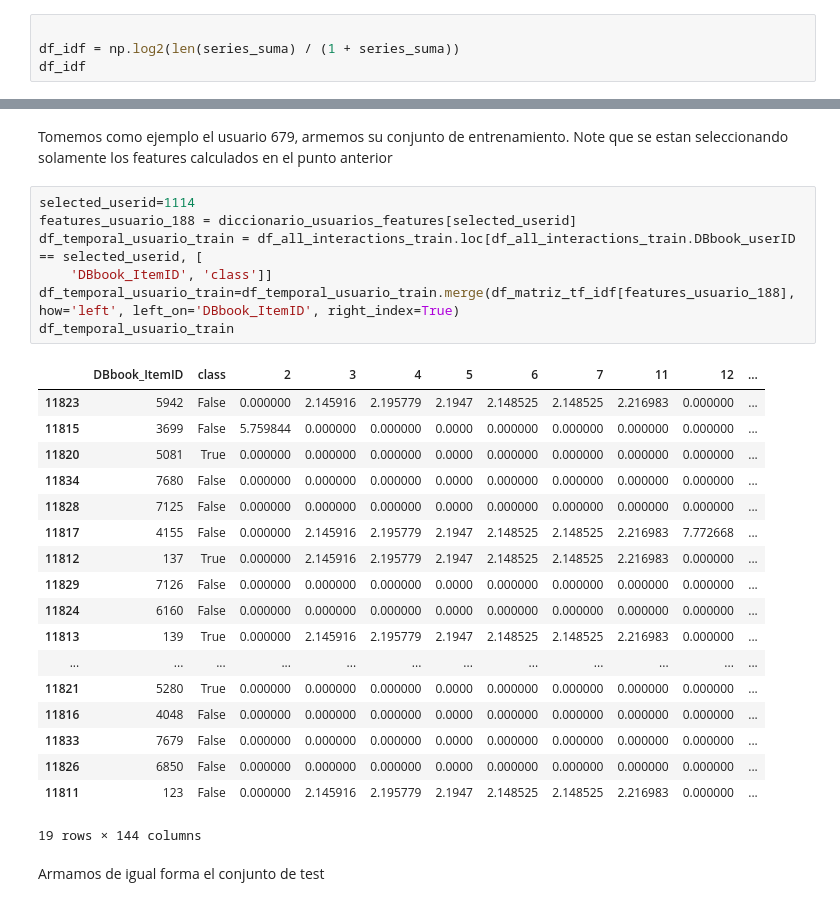
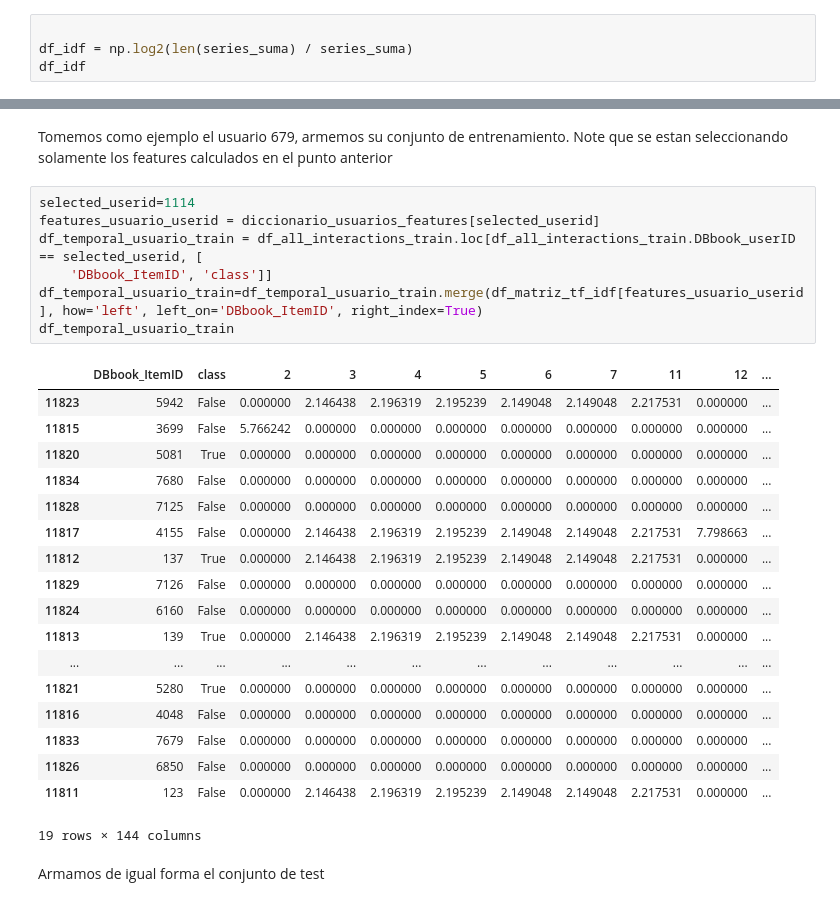
Before and after one commit to Cerozob/MINE_4201_LAB2, a Jupyter notebook: MINE_4201_Laboratorio_2_Filtrado_por_contenido.ipynb, the cells around one changed output, grey strips where cells are left out. Cells and saved outputs as stored; diff of their text form.

```diff
--- a/MINE_4201_Laboratorio_2_Filtrado_por_contenido.ipynb
+++ b/MINE_4201_Laboratorio_2_Filtrado_por_contenido.ipynb
@@ -305,7 +311,7 @@ Length: 12246, dtype: float64
 En las siguientes celdas, cree un objeto tipo series llamado df_idf, que contiene el IDF de cada atributo. Puede utilizar la función [np.log2](https://docs.scipy.org/doc/numpy/reference/generated/numpy.log2.html) de numpy
 # %%
 
-df_idf = np.log2(len(series_suma) / (1 + series_suma))
+df_idf = np.log2(len(series_suma) / series_suma)
 df_idf
 # %% [output]
 featureID
@@ -923,29 +930,29 @@ Cada usuario tiene unas instancias representadas en un espacio vectorial del tam
 Tomemos como ejemplo el usuario 679, armemos su conjunto de entrenamiento. Note que se estan seleccionando solamente los features calculados en el punto anterior
 # %%
 selected_userid=1114
-features_usuario_188 = diccionario_usuarios_features[selected_userid]
+features_usuario_userid = diccionario_usuarios_features[selected_userid]
 df_temporal_usuario_train = df_all_interactions_train.loc[df_all_interactions_train.DBbook_userID == selected_userid, [
     'DBbook_ItemID', 'class']]
-df_temporal_usuario_train=df_temporal_usuario_train.merge(df_matriz_tf_idf[features_usuario_188], how='left', left_on='DBbook_ItemID', right_index=True)
+df_temporal_usuario_train=df_temporal_usuario_train.merge(df_matriz_tf_idf[features_usuario_userid], how='left', left_on='DBbook_ItemID', right_index=True)
 df_temporal_usuario_train
 # %% [output]
 |  | DBbook_ItemID | class | 2 | 3 | 4 | 5 | 6 | 7 | 11 | 12 | ... |
-| 11823 | 5942 | False | 0.000000 | 2.145916 | 2.195779 | 2.1947 | 2.148525 | 2.148525 | 2.216983 | 0.000000 | ... |
-| 11815 | 3699 | False | 5.759844 | 0.000000 | 0.000000 | 0.0000 | 0.000000 | 0.000000 | 0.000000 | 0.000000 | ... |
-| 11820 | 5081 | True | 0.000000 | 0.000000 | 0.000000 | 0.0000 | 0.000000 | 0.000000 | 0.000000 | 0.000000 | ... |
-| 11834 | 7680 | False | 0.000000 | 0.000000 | 0.000000 | 0.0000 | 0.000000 | 0.000000 | 0.000000 | 0.000000 | ... |
-| 11828 | 7125 | False | 0.000000 | 0.000000 | 0.000000 | 0.0000 | 0.000000 | 0.000000 | 0.000000 | 0.000000 | ... |
-| 11817 | 4155 | False | 0.000000 | 2.145916 | 2.195779 | 2.1947 | 2.148525 | 2.148525 | 2.216983 | 7.772668 | ... |
-| 11812 | 137 | True | 0.000000 | 2.145916 | 2.195779 | 2.1947 | 2.148525 | 2.148525 | 2.216983 | 0.000000 | ... |
-| 11829 | 7126 | False | 0.000000 | 0.000000 | 0.000000 | 0.0000 | 0.000000 | 0.000000 | 0.000000 | 0.000000 | ... |
-| 11824 | 6160 | False | 0.000000 | 0.000000 | 0.000000 | 0.0000 | 0.000000 | 0.000000 | 0.000000 | 0.000000 | ... |
-| 11813 | 139 | True | 0.000000 | 2.145916 | 2.195779 | 2.1947 | 2.148525 | 2.148525 | 2.216983 | 0.000000 | ... |
+| 11823 | 5942 | False | 0.000000 | 2.146438 | 2.196319 | 2.195239 | 2.149048 | 2.149048 | 2.217531 | 0.000000 | ... |
+| 11815 | 3699 | False | 5.766242 | 0.000000 | 0.000000 | 0.000000 | 0.000000 | 0.000000 | 0.000000 | 0.000000 | ... |
+| 11820 | 5081 | True | 0.000000 | 0.000000 | 0.000000 | 0.000000 | 0.000000 | 0.000000 | 0.000000 | 0.000000 | ... |
+| 11834 | 7680 | False | 0.000000 | 0.000000 | 0.000000 | 0.000000 | 0.000000 | 0.000000 | 0.000000 | 0.000000 | ... |
+| 11828 | 7125 | False | 0.000000 | 0.000000 | 0.000000 | 0.000000 | 0.000000 | 0.000000 | 0.000000 | 0.000000 | ... |
+| 11817 | 4155 | False | 0.000000 | 2.146438 | 2.196319 | 2.195239 | 2.149048 | 2.149048 | 2.217531 | 7.798663 | ... |
+| 11812 | 137 | True | 0.000000 | 2.146438 | 2.196319 | 2.195239 | 2.149048 | 2.149048 | 2.217531 | 0.000000 | ... |
+| 11829 | 7126 | False | 0.000000 | 0.000000 | 0.000000 | 0.000000 | 0.000000 | 0.000000 | 0.000000 | 0.000000 | ... |
+| 11824 | 6160 | False | 0.000000 | 0.000000 | 0.000000 | 0.000000 | 0.000000 | 0.000000 | 0.000000 | 0.000000 | ... |
+| 11813 | 139 | True | 0.000000 | 2.146438 | 2.196319 | 2.195239 | 2.149048 | 2.149048 | 2.217531 | 0.000000 | ... |
 | ... | ... | ... | ... | ... | ... | ... | ... | ... | ... | ... | ... |
-| 11821 | 5280 | True | 0.000000 | 0.000000 | 0.000000 | 0.0000 | 0.000000 | 0.000000 | 0.000000 | 0.000000 | ... |
-| 11816 | 4048 | False | 0.000000 | 0.000000 | 0.000000 | 0.0000 | 0.000000 | 0.000000 | 0.000000 | 0.000000 | ... |
-| 11833 | 7679 | False | 0.000000 | 0.000000 | 0.000000 | 0.0000 | 0.000000 | 0.000000 | 0.000000 | 0.000000 | ... |
-| 11826 | 6850 | False | 0.000000 | 0.000000 | 0.000000 | 0.0000 | 0.000000 | 0.000000 | 0.000000 | 0.000000 | ... |
-| 11811 | 123 | False | 0.000000 | 2.145916 | 2.195779 | 2.1947 | 2.148525 | 2.148525 | 2.216983 | 0.000000 | ... |
+| 11821 | 5280 | True | 0.000000 | 0.000000 | 0.000000 | 0.000000 | 0.000000 | 0.000000 | 0.000000 | 0.000000 | ... |
+| 11816 | 4048 | False | 0.000000 | 0.000000 | 0.000000 | 0.000000 | 0.000000 | 0.000000 | 0.000000 | 0.000000 | ... |
+| 11833 | 7679 | False | 0.000000 | 0.000000 | 0.000000 | 0.000000 | 0.000000 | 0.000000 | 0.000000 | 0.000000 | ... |
+| 11826 | 6850 | False | 0.000000 | 0.000000 | 0.000000 | 0.000000 | 0.000000 | 0.000000 | 0.000000 | 0.000000 | ... |
+| 11811 | 123 | False | 0.000000 | 2.146438 | 2.196319 | 2.195239 | 2.149048 | 2.149048 | 2.217531 | 0.000000 | ... |
 19 rows × 144 columns
 # %% [markdown]
 Armamos de igual forma el conjunto de test
```
Also changed, not shown: parts of 31 cells of this notebook.
